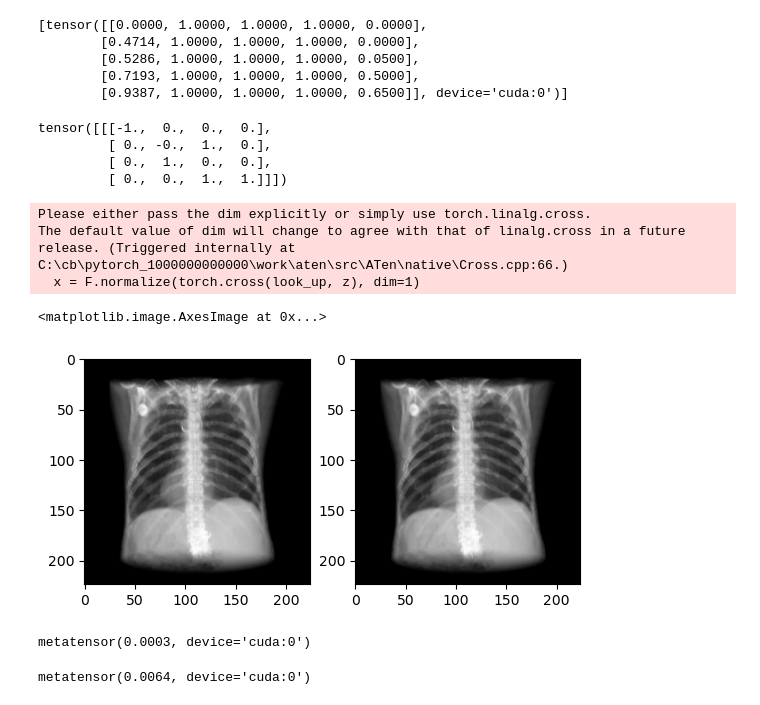
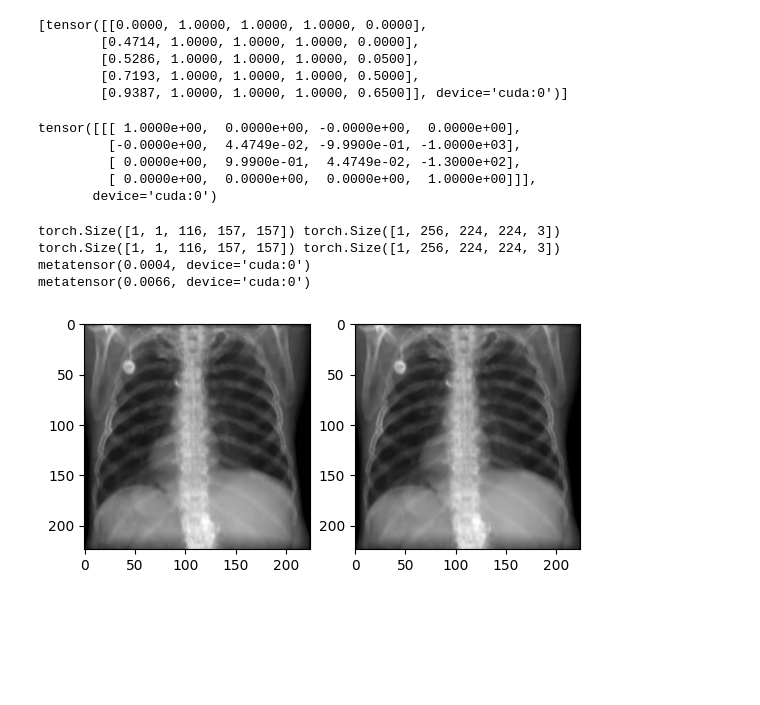
Before and after one commit to pcarnah/torchvtk, a Jupyter notebook: torchvtk.ipynb, the cells around one changed output. Saved outputs shown, nothing was run; the diff lists cells and outputs as text; code cells hidden in the pictures; blank space fills up the shorter version.

Commit message:
Major overhaul of rendering to allow for physics based DRR rendering and better camera param control
# Conflicts:
#	torchvtk/rendering/raycast.py

```diff
--- a/torchvtk.ipynb
+++ b/torchvtk.ipynb
@@ -130,0 +144,3 @@ torch.Size([1, 1, 157, 157, 139])
+# %%
+ijk2ras = vol.meta['affine'].float()
+ras2ijk = torch.inverse(ijk2ras)
@@ -130,0 +154,4 @@ torch.Size([1, 1, 157, 157, 139])
+# %%
+center = torch.ones(4)
+center[:3] = torch.as_tensor(vol.shape[2:]) // 2
+center = ijk2ras @ center
@@ -154,25 +177,28 @@ print(tf)
         [0.9387, 1.0000, 1.0000, 1.0000, 0.6500]], device='cuda:0')]
 # %%
 # tf = [torch.rand((5,5))]
-m = R.raycast.get_view_mat(torch.tensor([0.,1.,0.]), look_to=torch.tensor([0.,0,0.]), look_up=torch.tensor([0.,0.,1.]))
+# m = R.raycast.get_view_mat(torch.tensor([0.,1.,0.]), look_to=torch.tensor([0.,0,0.]), look_up=torch.tensor([0.,0.,1.]))
+m = R.raycast.get_vtk_view_mat((0., -1000, -130.),
+                                center[:3],
+                                (0.0, 0.0, 1.), device='cuda').unsqueeze(0)
 print(m)
-rend = R.VolumeRaycaster(ray_samples=256)
+rend = R.VolumeRaycaster(ray_samples=256, use_beer_lambert=True).cuda()
+rend_vtk = R.VolumeRaycaster(ray_samples=256, use_beer_lambert=False).cuda()
+
 
 v = vol.new_ones(4, np.prod(vol.shape[2:])).cuda()
 v[3,:] = torchpwl.calibrate1d(vol.ravel().unsqueeze(0).T.cuda(), tf[0][:,0].unsqueeze(0), tf[0][:,4:].T).T
 v = v.reshape(1,4,*vol.size()[2:])
 # v = interp1d(tf[0][:,0].unsqueeze(0), tf[0][:,1:].T, vol.ravel().expand(4,-1).cuda()).reshape(1,4,*vol.size()[2:])
 # %% [output]
-tensor([[[-1.,  0.,  0.,  0.],
-         [ 0., -0.,  1.,  0.],
-         [ 0.,  1.,  0.,  0.],
-         [ 0.,  0.,  1.,  1.]]])
+tensor([[[ 1.0000e+00,  0.0000e+00, -0.0000e+00,  0.0000e+00],
+         [-0.0000e+00,  4.4749e-02, -9.9900e-01, -1.0000e+03],
+         [ 0.0000e+00,  9.9900e-01,  4.4749e-02, -1.3000e+02],
+         [ 0.0000e+00,  0.0000e+00,  0.0000e+00,  1.0000e+00]]],
+       device='cuda:0')
-Please either pass the dim explicitly or simply use torch.linalg.cross.
-The default value of dim will change to agree with that of linalg.cross in a future release. (Triggered internally at C:\cb\pytorch_1000000000000\work\aten\src\ATen\native\Cross.cpp:66.)
-  x = F.normalize(torch.cross(look_up, z), dim=1)
 # %%
 # m2 = R.raycast.lookAt(torch.tensor([0.,100.,100.]))
-m[0,2,1] *= -1
+# m[0,2,1] *= -1
 # m[0,3,3] *= 4
 # m[0,:3,3] = torch.tensor([2,2,2])
 # m = torch.eye(4)
@@ -188,26 +214,24 @@ yp = tf[0][:,-1]
 # %%
 a = piecewise_linear(vol.cuda(), xp, yp)
 v = torch.cat([torch.ones_like(a), a], dim=1)
-out2 = rend(a, view_mat=m.cuda())
+out2 = rend(a, view_mat=m.cuda(), ras2ijk=ras2ijk)
 
 xp3 = torch.linspace(0,1,64).cuda()
 yp3 = piecewise_linear(xp3, xp, yp)
 a = piecewise_linear(vol.cuda(), xp3, yp3)
 v = torch.cat([torch.ones_like(a), a], dim=1)
-out3 = rend(a, view_mat=m.cuda())
+out3 = rend(a, view_mat=m.cuda(), ras2ijk=ras2ijk)
 
 fig, ax = plt.subplots(1,2)
 # ax[0].imshow(out[0].permute([1,2,0]).cpu().detach().numpy(), cmap='grey')
 ax[0].imshow(out2[0].permute([1,2,0]).cpu().detach().numpy(), cmap='grey')
 ax[1].imshow(out3[0].permute([1,2,0]).cpu().detach().numpy(), cmap='grey')
+
+print(torch.nn.functional.mse_loss(out2, out3) * 255)
+print(torch.abs(out3 - out2).max())
 # %% [output]
-<matplotlib.image.AxesImage at 0x...>
+torch.Size([1, 1, 116, 157, 157]) torch.Size([1, 256, 224, 224, 3])
+torch.Size([1, 1, 116, 157, 157]) torch.Size([1, 256, 224, 224, 3])
+metatensor(0.0004, device='cuda:0')
+metatensor(0.0066, device='cuda:0')
-[figure, old version]
+[figure, new version]
-# %%
-torch.nn.functional.mse_loss(out2, out3) * 255
-# %% [output]
-metatensor(0.0003, device='cuda:0')
-# %%
-torch.abs(out3 - out2).max()
-# %% [output]
-metatensor(0.0064, device='cuda:0')
```
Also changed, not shown: parts of 17 cells of this notebook, 1 other file.
